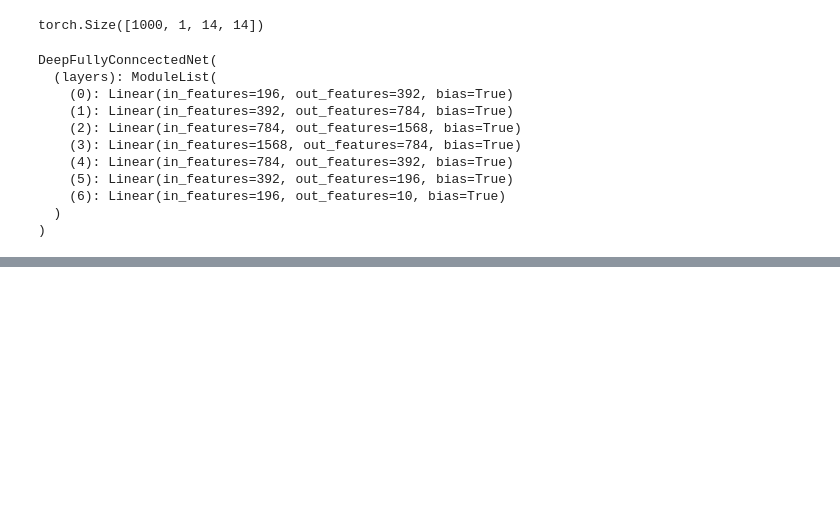
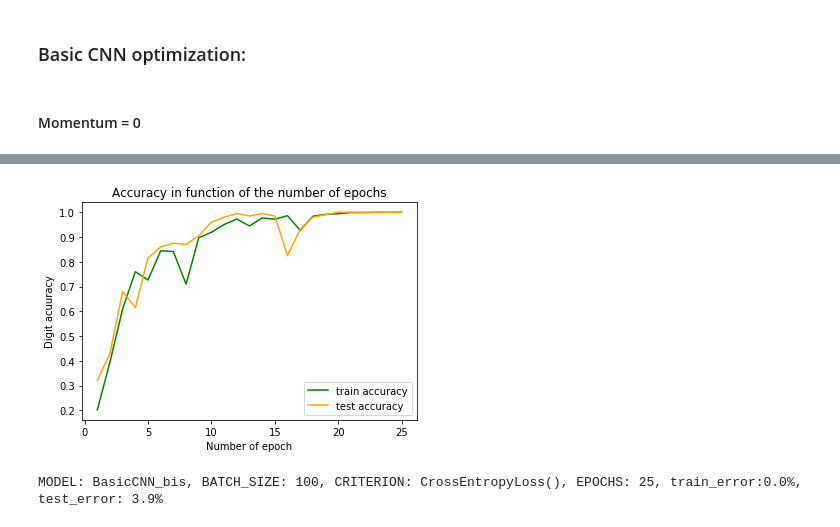
Before and after one commit to Biliwaks/deepl-project, a Jupyter notebook: hw1.ipynb, the cells around one changed output, grey strips where cells are left out. Cells and saved outputs as stored; diff of their text form; code cells hidden in the pictures; blank space fills up the shorter version.

Commit message:
Basic CNN and UNet models

```diff
--- a/hw1.ipynb
+++ b/hw1.ipynb
@@ -159,9 +275,15 @@ a
+# %%
+optimizer_methods = {
+    'SGD': (lambda parameters, eta, momentum: optim.SGD(parameters(), eta, momentum = momentum)),
+    'Adam': (lambda parameters, eta, momentum: optim.Adam(parameters(), eta))
+}
 # %%
 def train_model(model, train_input, train_target, mini_batch_size, eta, criterion = nn.CrossEntropyLoss(),
-                nb_epochs = 25, validation_set_input = None, validation_set_target = None):
+                nb_epochs = 25, validation_set_input = None, validation_set_target = None,
+                momentum = 0, optimizer_name = 'SGD'):
     accuracy = []
     accuracy_test = []
-    optimizer = optim.SGD(model.parameters(), eta)
+    optimizer = optimizer_methods[optimizer_name](model.parameters, eta, momentum)
     for e in range(nb_epochs):
         running_accuracy = 0
         running_accuracy_test = 0
@@ -183,7 +305,7 @@ def train_model(model, train_input, train_target, mini_batch_size, eta, criterio
             running_accuracy_test += compute_nb_correct_digit(output, 0, validation_set_target, VALIDATION_SIZE)
 
         # print loss statistics
-        print('[%d] train loss: %.3f, test loss: %.3f' % (e + 1, running_loss, running_loss_test))
+        print('[epoch %d] train loss: %.3f, test loss: %.3f' % (e + 1, running_loss, running_loss_test))
 
         # compute accuracy
         accuracy.append(running_accuracy / train_input.size(0))
@@ -220,13 +342,3 @@ def plot_accuracy(accuracy, epochs, accuracy_test):
     plt.title('Accuracy in function of the number of epochs')
     plt.legend()
     plt.show()
-# %%
-def train_test(model, mini_batch_size, eta, criterion, nb_epochs):
-    train = torch.cat((train_input_1, train_input_2), 0)
-    target = torch.cat((train_classes_1, train_classes_2), 0)
-
-    accuracy, accuracy_test = train_model(model, train, target, mini_batch_size, eta, criterion, nb_epochs, validation_set_input, validation_set_classes)
-    plot_accuracy(accuracy, nb_epochs, accuracy_test)
-    train_error = compute_percentage_project_error(model, train_input_1, train_input_2, train_target, mini_batch_size)
-    test_error = compute_percentage_project_error(model, test_input_1, test_input_2, test_target, mini_batch_size)
-    print(f'MODEL: {model.name}, BATCH_SIZE: { mini_batch_size}, CRITERION: {str(criterion)}, EPOCHS: {nb_epochs}, train_error:{train_error}%, test_error: {test_error}%')
@@ -306,18 +345,18 @@ BasicCNN(
-# %%
-train_input_1.view(-1, 1, 14, 14).shape
-# %% [output]
-torch.Size([1000, 1, 14, 14])
-# %%
-DeepFullyConncectedNet(7)
-# %% [output]
-DeepFullyConncectedNet(
-  (layers): ModuleList(
-    (0): Linear(in_features=196, out_features=392, bias=True)
-    (1): Linear(in_features=392, out_features=784, bias=True)
-    (2): Linear(in_features=784, out_features=1568, bias=True)
-    (3): Linear(in_features=1568, out_features=784, bias=True)
-    (4): Linear(in_features=784, out_features=392, bias=True)
-    (5): Linear(in_features=392, out_features=196, bias=True)
-    (6): Linear(in_features=196, out_features=10, bias=True)
-  )
-)
+# %%
+def train_test(model, mini_batch_size, eta, criterion, nb_epochs, momentum = 0, optimizer_name = 'SGD'):
+    train = torch.cat((train_input_1, train_input_2), 0)
+    target = torch.cat((train_classes_1, train_classes_2), 0)
+
+    accuracy, accuracy_test = train_model(model, train, target, mini_batch_size, eta, criterion, nb_epochs,
+                                          validation_set_input, validation_set_classes, momentum, optimizer_name)
+    plot_accuracy(accuracy, nb_epochs, accuracy_test)
+    train_error = compute_percentage_project_error(model, train_input_1, train_input_2, train_target, mini_batch_size)
+    test_error = compute_percentage_project_error(model, test_input_1, test_input_2, test_target, mini_batch_size)
+    print(f'MODEL: {model.name}, BATCH_SIZE: { mini_batch_size}, CRITERION: {str(criterion)}, EPOCHS: {nb_epochs}, train_error:{train_error}%, test_error: {test_error}%')
+# %% [markdown]
+### Basic CNN optimization:
+# %% [markdown]
+#### Momentum = 0
+# %%
+train_test(BasicCNN_bis(), 100, eta = 1e-1, criterion =nn.CrossEntropyLoss(), nb_epochs = 25)
+# %% [output]
@@ -323,0 +380,2 @@ DeepFullyConncectedNet(
+[figure, added]
+MODEL: BasicCNN_bis, BATCH_SIZE: 100, CRITERION: CrossEntropyLoss(), EPOCHS: 25, train_error:0.0%, test_error: 3.9%
```
Also changed, not shown: parts of 52 cells of this notebook.
